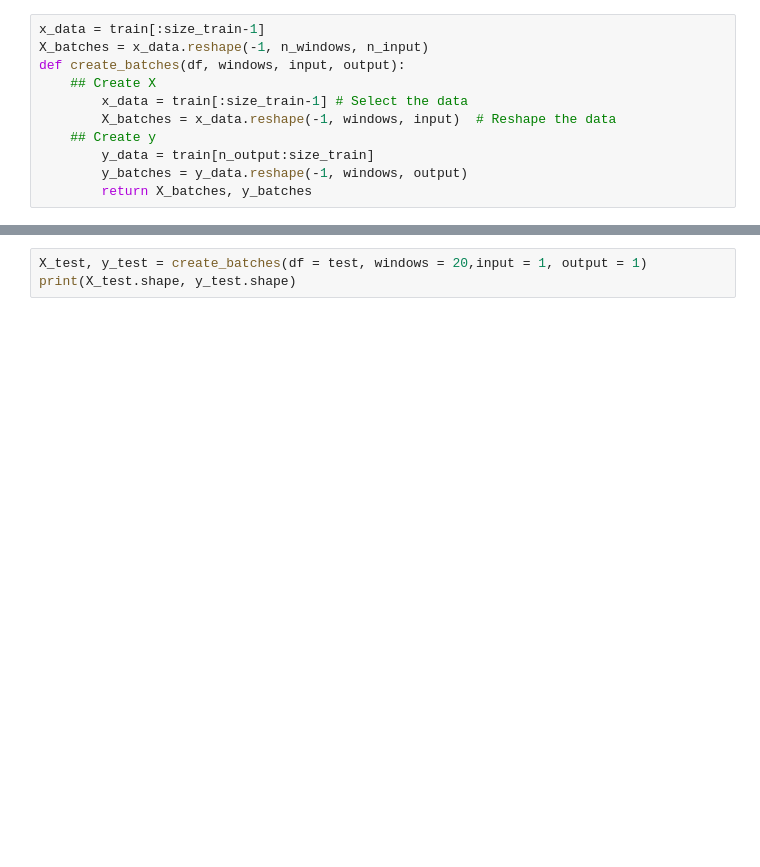
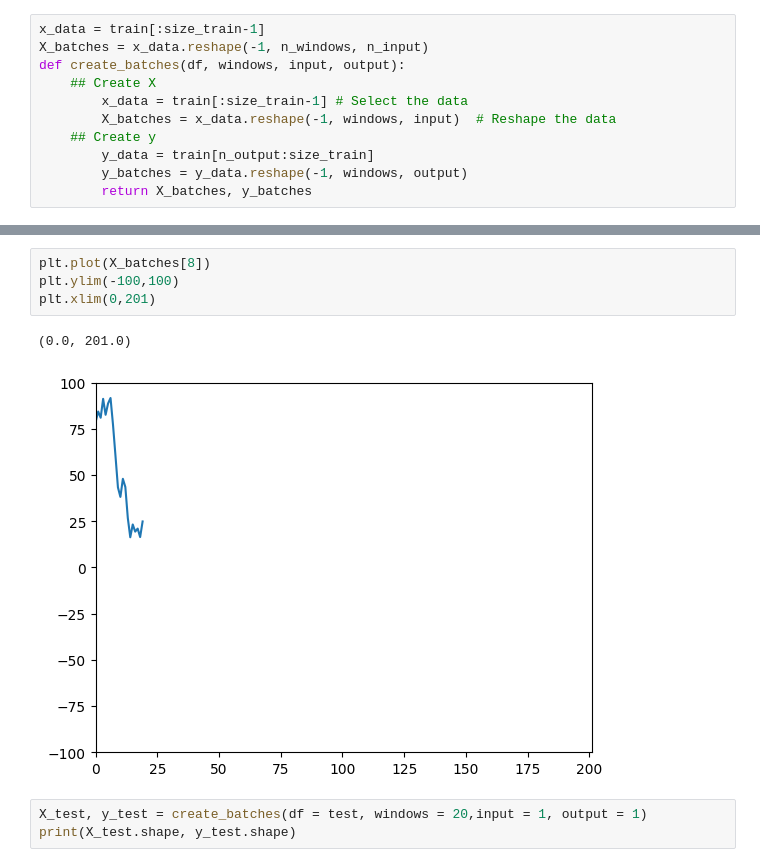
Before and after one commit to michaelsprintson/pfnet, a Jupyter notebook: rnn.ipynb, the cells around one changed output, grey strips where cells are left out. Cells and saved outputs as stored; diff of their text form; blank space fills up the shorter version.

```diff
--- a/rnn.ipynb
+++ b/rnn.ipynb
@@ -112,3 +62,10 @@ X_batches, y_batches = create_batches(df = train,
+# %%
+plt.plot(X_batches[8])
+plt.ylim(-100,100)
+plt.xlim(0,201)
+# %% [output]
+(0.0, 201.0)
+[figure, added]
 # %%
 X_test, y_test = create_batches(df = test, windows = 20,input = 1, output = 1)
 print(X_test.shape, y_test.shape)
```
Also changed, not shown: parts of 14 cells of this notebook, 3 other files.
